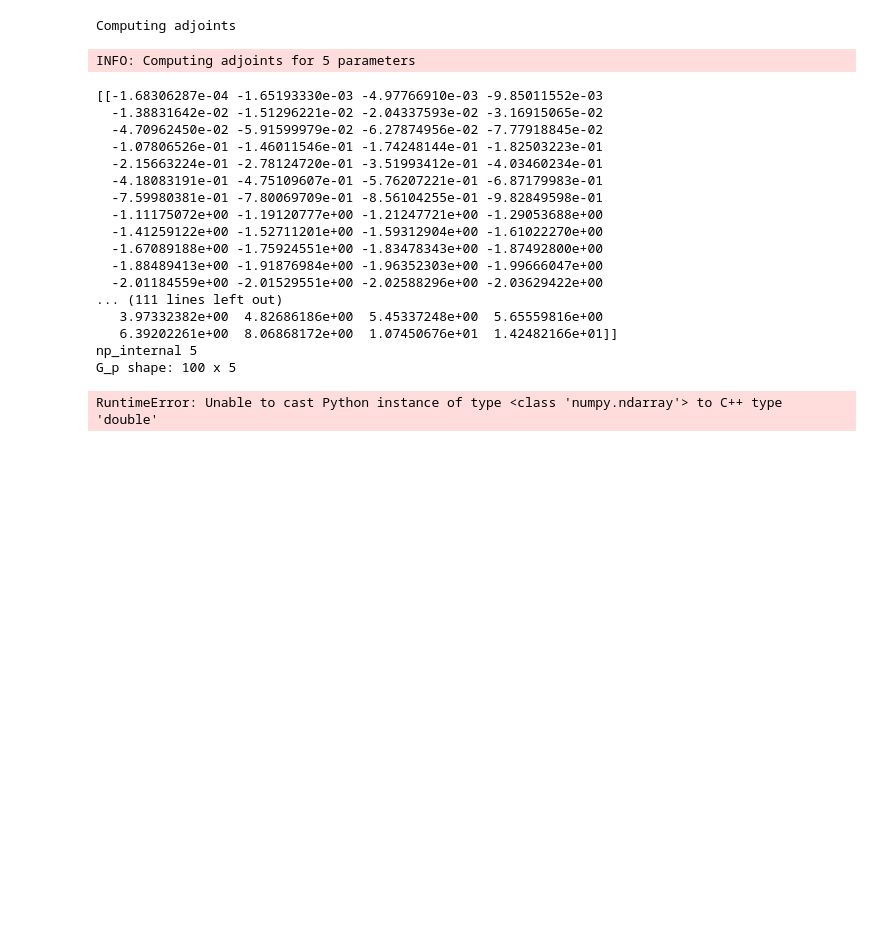
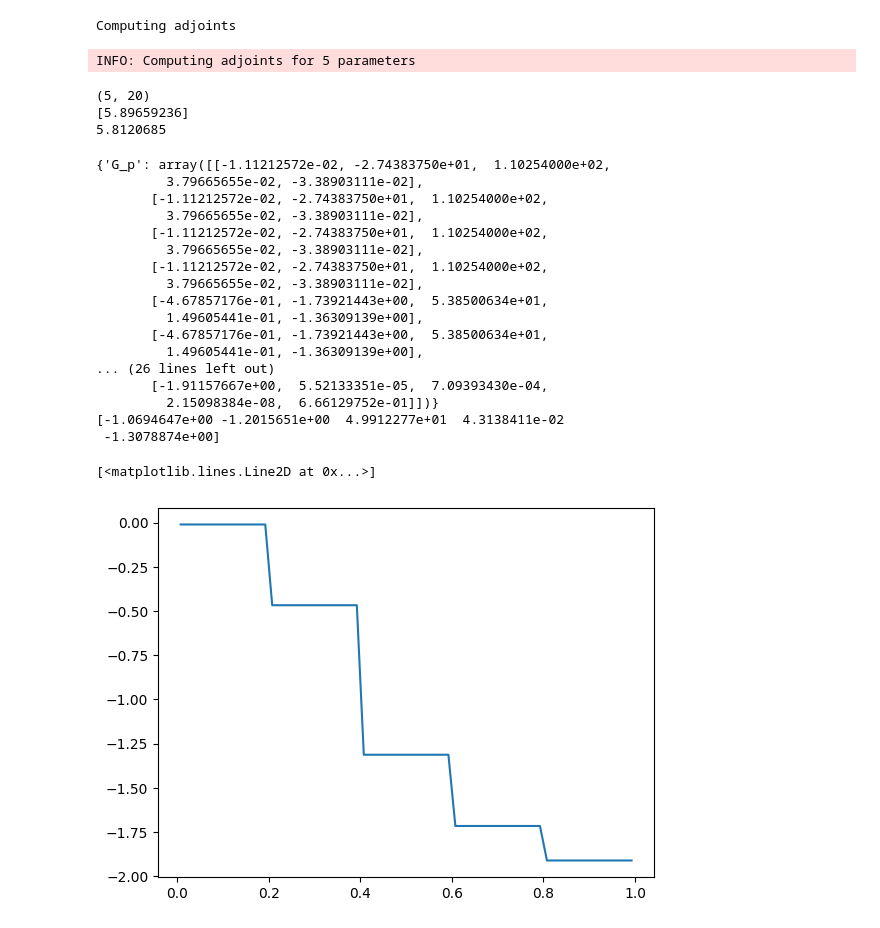
Before and after one commit to ianabel/MaNTA, a Jupyter notebook: python/SpatialAdjoint.ipynb, the cells around one changed output. Saved outputs shown, nothing was run; the diff lists cells and outputs as text; code cells hidden in the pictures; blank space fills up the shorter version.

```diff
--- a/python/SpatialAdjoint.ipynb
+++ b/python/SpatialAdjoint.ipynb
@@ -135,28 +142,30 @@ class JAXNonlinearDiffusion(VectorizedTransportSystem):
         self.T_s = 50.0
         self.SourceWidth = 0.02
         self.SourceCentre = 0.3
+        self.a = 0.0
 
         config = {
             "OutputFilename": "out",
-            "Polynomial_degree": 4,
-            "Grid_size": 20,
+            "Polynomial_degree": 3,
+            "Grid_size": 5,
             "tau": 1.0,
             "Lower_boundary": 0.0,
             "Upper_boundary": 1.0,
             "Relative_tolerance": 0.01,
-            "delta_t": 0.01,
+            "delta_t": 1.0,
             "restart": False,
             "solveAdjoint": True,
         }
 
+        self.kappa = kappa
         self.points = MaNTA.getNodes(config["Lower_boundary"], config["Upper_boundary"], config["Grid_size"], config["Polynomial_degree"])
 
-        self.D = lambda x, kappa : (x + 1) * kappa
+        self.D = lambda x, kappa : (x - x + 1)* kappa
 
         self.params = {
-            "D": self.D(self.points, kappa),
+            "D": self.D(self.points, self.kappa),
             "T_s": self.T_s * jnp.ones(len(self.points)),
-            "a": 2.0 * jnp.ones(len(self.points)),
+            "a": self.a * jnp.ones(len(self.points)),
             "SourceWidth": self.SourceWidth * jnp.ones(len(self.points)),
             "SourceCentre": self.SourceCentre * jnp.ones(len(self.points))
         }
@@ -187,13 +196,13 @@ class JAXNonlinearDiffusion(VectorizedTransportSystem):
 
     def g(self, state, x, params):
         u = state["Variable"][0]
-        return 0.5 * u * u * params["D"]
+        return 0.5 * u * u
 
 
     def SigmaFn( self, index, state, x, t ):
         u = state["Variable"][0]
         q = state["Derivative"][0]
-        return self.D(x, 4.0)*(u ** 2.0) * q
+        return self.D(x, self.kappa)*(u ** self.a) * q
 
     def Sources(self, index, state, x, t):
         y = x - self.SourceCentre
@@ -213,6 +222,7 @@ class JAXNonlinearDiffusion(VectorizedTransportSystem):
         x = jnp.array(positions)
         out =  jax.vmap(lambda s, p, params: jax.grad(self.sigma, argnums=1)(index, s, p, t, params), in_axes=(vmap_axes))(states, x, self.params)
         out["Scalars"] = []
+
         return out
 
     #@partial(jax.jit, static_argnums=(0,))
@@ -245,6 +255,6 @@ class JAXNonlinearDiffusion(VectorizedTransportSystem):
     def createAdjointProblem(self):
         pass
 # %%
-nl = JAXNonlinearDiffusion(4.0)
+nl = JAXNonlinearDiffusion(2.0)
 nl.run(tFinal = 5.0)
 # %% [output]
@@ -306,23 +308,44 @@ ax.plot(x,u[-1,:])
 # %%
-nl.runAdjointSolve()
+import interpax
+
+G, G_p = nl.runAdjointSolve()
+
+print(G)
+
+u_interp = interpax.interp1d(nl.points, x, u[-1,:], method='cubic')
+
+g_approx = lambda u : jnp.trapezoid(0.5 * u * u, nl.points)
+
+print(g_approx(u_interp))
 # %% [output]
 Computing adjoints
 INFO: Computing adjoints for 5 parameters
-[[-1.68306287e-04 -1.65193330e-03 -4.97766910e-03 -9.85011552e-03
-  -1.38831642e-02 -1.51296221e-02 -2.04337593e-02 -3.16915065e-02
-  -4.70962450e-02 -5.91599979e-02 -6.27874956e-02 -7.77918845e-02
-  -1.07806526e-01 -1.46011546e-01 -1.74248144e-01 -1.82503223e-01
-  -2.15663224e-01 -2.78124720e-01 -3.51993412e-01 -4.03460234e-01
-  -4.18083191e-01 -4.75109607e-01 -5.76207221e-01 -6.87179983e-01
-  -7.59980381e-01 -7.80069709e-01 -8.56104255e-01 -9.82849598e-01
-  -1.11175072e+00 -1.19120777e+00 -1.21247721e+00 -1.29053688e+00
-  -1.41259122e+00 -1.52711201e+00 -1.59312904e+00 -1.61022270e+00
-  -1.67089188e+00 -1.75924551e+00 -1.83478343e+00 -1.87492800e+00
-  -1.88489413e+00 -1.91876984e+00 -1.96352303e+00 -1.99666047e+00
-  -2.01184559e+00 -2.01529551e+00 -2.02588296e+00 -2.03629422e+00
-... (111 lines left out)
-   3.97332382e+00  4.82686186e+00  5.45337248e+00  5.65559816e+00
-   6.39202261e+00  8.06868172e+00  1.07450676e+01  1.42482166e+01]]
-np_internal 5
-G_p shape: 100 x 5
+(5, 20)
+[5.89659236]
+5.8120685
-RuntimeError: Unable to cast Python instance of type <class 'numpy.ndarray'> to C++ type 'double'
+# %%
+
+print(G_p)
+G_p_int = jnp.trapezoid(G_p['G_p'], nl.points, axis=0)
+print(G_p_int)
+plt.plot(nl.points, G_p['G_p'][:,0])
+# %% [output]
+{'G_p': array([[-1.11212572e-02, -2.74383750e+01,  1.10254000e+02,
+         3.79665655e-02, -3.38903111e-02],
+       [-1.11212572e-02, -2.74383750e+01,  1.10254000e+02,
+         3.79665655e-02, -3.38903111e-02],
+       [-1.11212572e-02, -2.74383750e+01,  1.10254000e+02,
+         3.79665655e-02, -3.38903111e-02],
+       [-1.11212572e-02, -2.74383750e+01,  1.10254000e+02,
+         3.79665655e-02, -3.38903111e-02],
+       [-4.67857176e-01, -1.73921443e+00,  5.38500634e+01,
+         1.49605441e-01, -1.36309139e+00],
+       [-4.67857176e-01, -1.73921443e+00,  5.38500634e+01,
+         1.49605441e-01, -1.36309139e+00],
+... (26 lines left out)
+       [-1.91157667e+00,  5.52133351e-05,  7.09393430e-04,
+         2.15098384e-08,  6.66129752e-01]])}
+[-1.0694647e+00 -1.2015651e+00  4.9912277e+01  4.3138411e-02
+ -1.3078874e+00]
+[<matplotlib.lines.Line2D at 0x...>]
+[figure, added]
```
Also changed, not shown: parts of 4 cells of this notebook, 11 other files.
